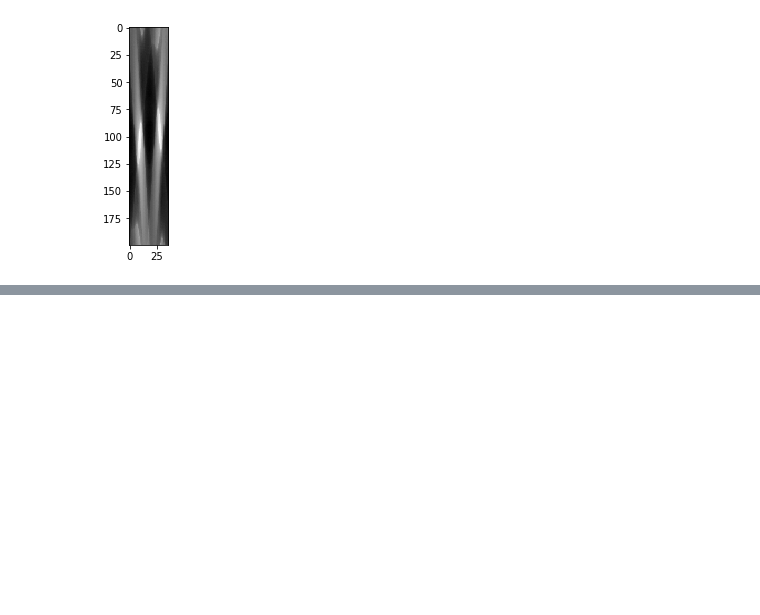
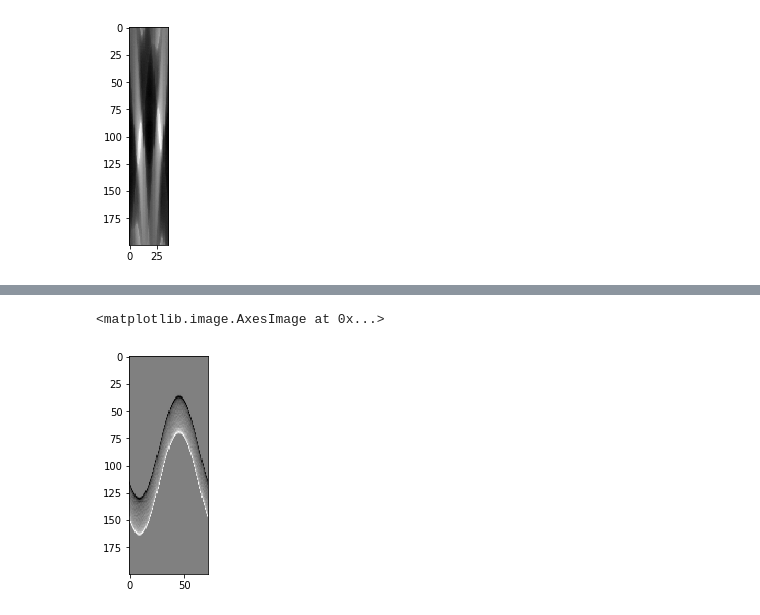
Before and after one commit to damianhorna/backprojection-tomography, a Jupyter notebook: sinogram.ipynb, the cells around one changed output, grey strips where cells are left out. Cells and saved outputs as stored; diff of their text form; code cells hidden in the pictures; blank space fills up the shorter version.

```diff
--- a/sinogram.ipynb
+++ b/sinogram.ipynb
@@ -213,0 +238,5 @@ plt.imshow(restore_picture(sinogram, lines, img.shape), cmap='gray')
+# %%
+plt.imshow(copy, cmap='gray')
+# %% [output]
+<matplotlib.image.AxesImage at 0x...>
+[figure, added]
```
Also changed, not shown: parts of 5 cells of this notebook.
